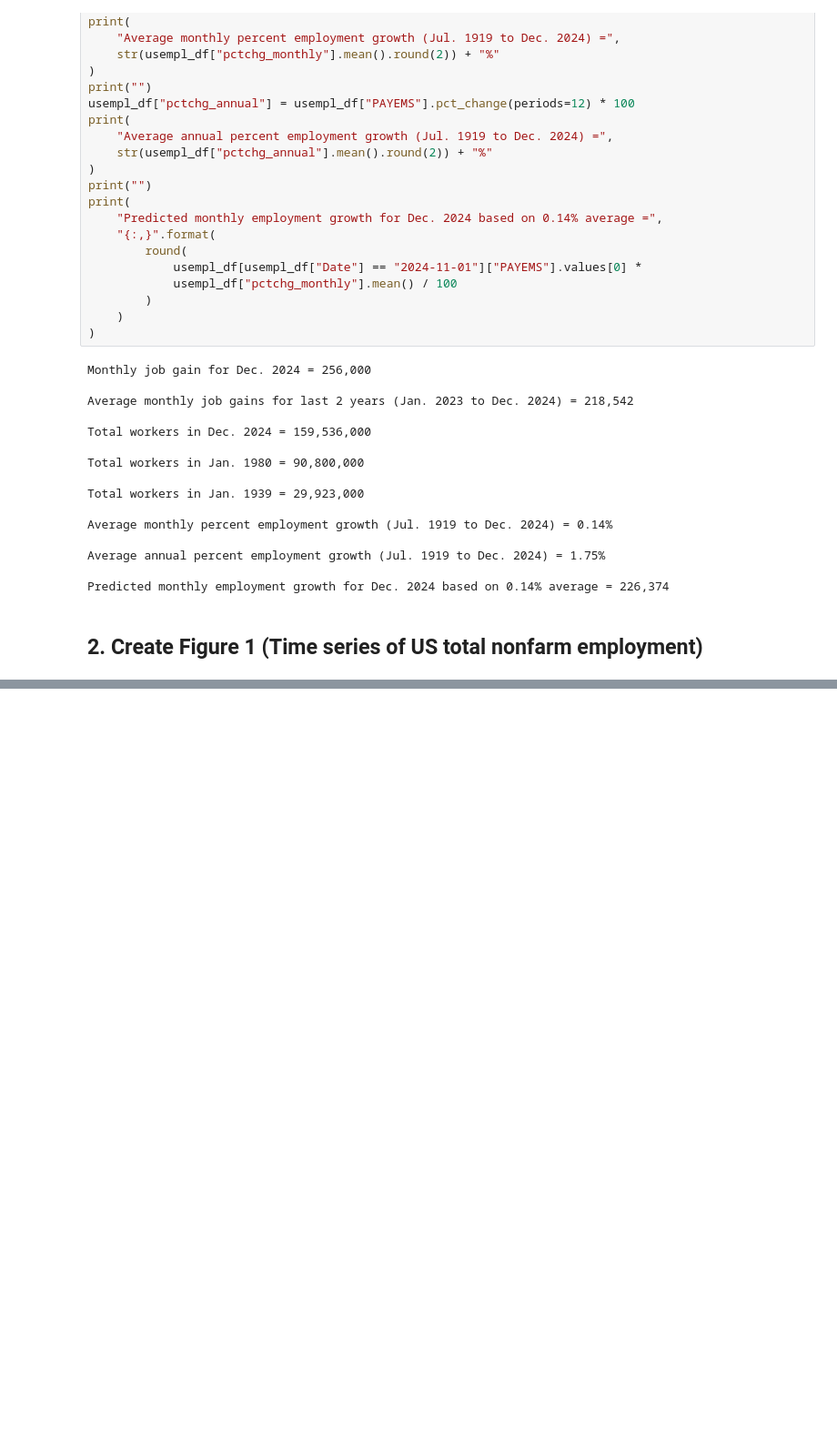
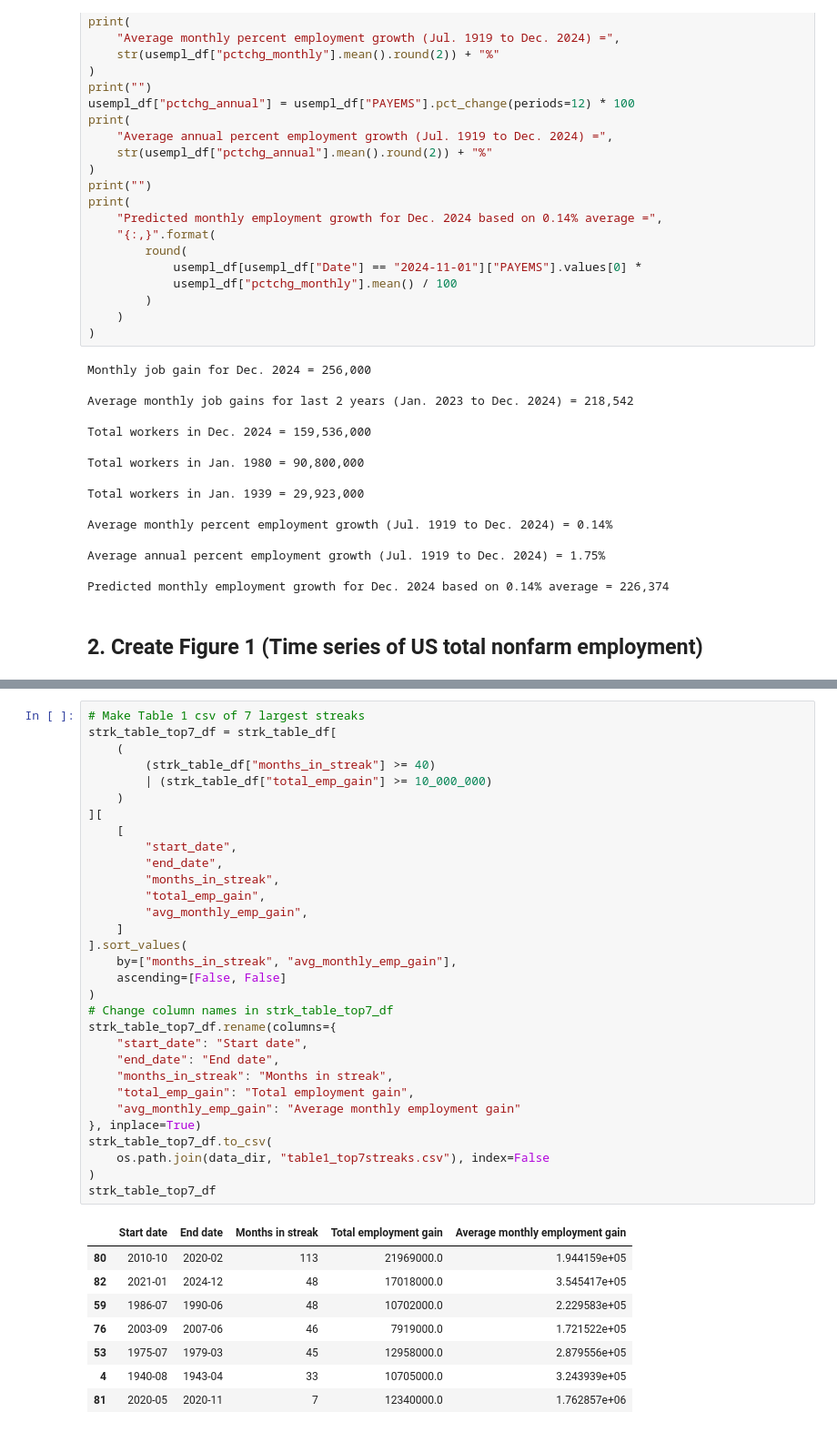
Before and after one commit to OpenSourceEcon/USempl-Streaks-2025-01, a Jupyter notebook: USemplStreaks_2025_01.ipynb, the cells around one changed output, grey strips where cells are left out. Shown at 91% size. Drawn from its saved outputs; the diff is of its cells as text; blank space fills up the shorter version.

```diff
--- a/USemplStreaks_2025_01.ipynb
+++ b/USemplStreaks_2025_01.ipynb
@@ -346,0 +246,40 @@ Name: pctchg_Sep03_Apr24, dtype: float64
+# %%
+# Make Table 1 csv of 7 largest streaks
+strk_table_top7_df = strk_table_df[
+    (
+        (strk_table_df["months_in_streak"] >= 40)
+        | (strk_table_df["total_emp_gain"] >= 10_000_000)
+    )
+][
+    [
+        "start_date",
+        "end_date",
+        "months_in_streak",
+        "total_emp_gain",
+        "avg_monthly_emp_gain",
+    ]
+].sort_values(
+    by=["months_in_streak", "avg_monthly_emp_gain"],
+    ascending=[False, False]
+)
+# Change column names in strk_table_top7_df
+strk_table_top7_df.rename(columns={
+    "start_date": "Start date",
+    "end_date": "End date",
+    "months_in_streak": "Months in streak",
+    "total_emp_gain": "Total employment gain",
+    "avg_monthly_emp_gain": "Average monthly employment gain"
+}, inplace=True)
+strk_table_top7_df.to_csv(
+    os.path.join(data_dir, "table1_top7streaks.csv"), index=False
+)
+strk_table_top7_df
+# %% [output]
+|  | Start date | End date | Months in streak | Total employment gain | Average monthly employment gain |
+| 80 | 2010-10 | 2020-02 | 113 | 21969000.0 | 1.944159e+05 |
+| 82 | 2021-01 | 2024-12 | 48 | 17018000.0 | 3.545417e+05 |
+| 59 | 1986-07 | 1990-06 | 48 | 10702000.0 | 2.229583e+05 |
+| 76 | 2003-09 | 2007-06 | 46 | 7919000.0 | 1.721522e+05 |
+| 53 | 1975-07 | 1979-03 | 45 | 12958000.0 | 2.879556e+05 |
+| 4 | 1940-08 | 1943-04 | 33 | 10705000.0 | 3.243939e+05 |
+| 81 | 2020-05 | 2020-11 | 7 | 12340000.0 | 1.762857e+06 |
```
Also changed, not shown: parts of 13 cells of this notebook, 7 other files.
